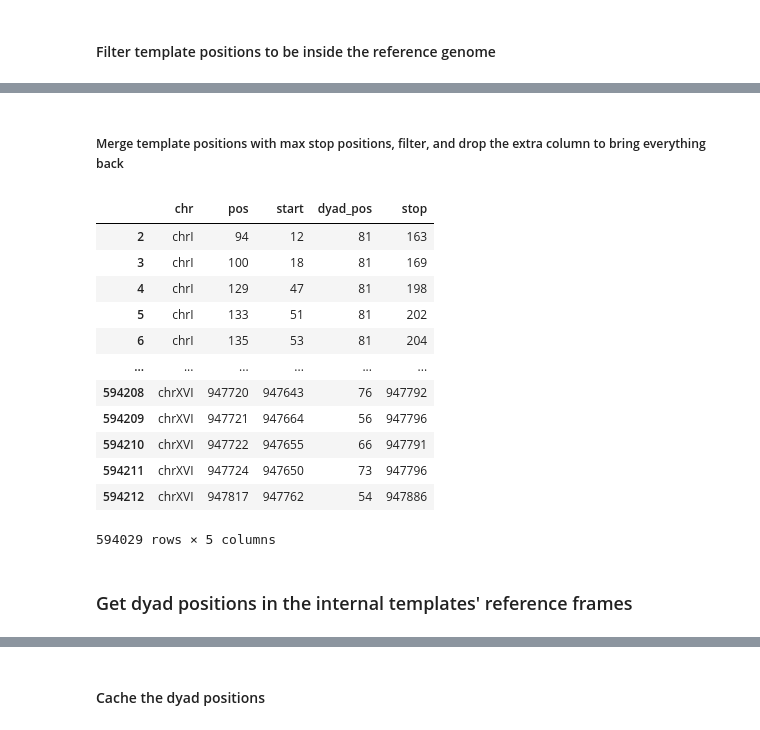
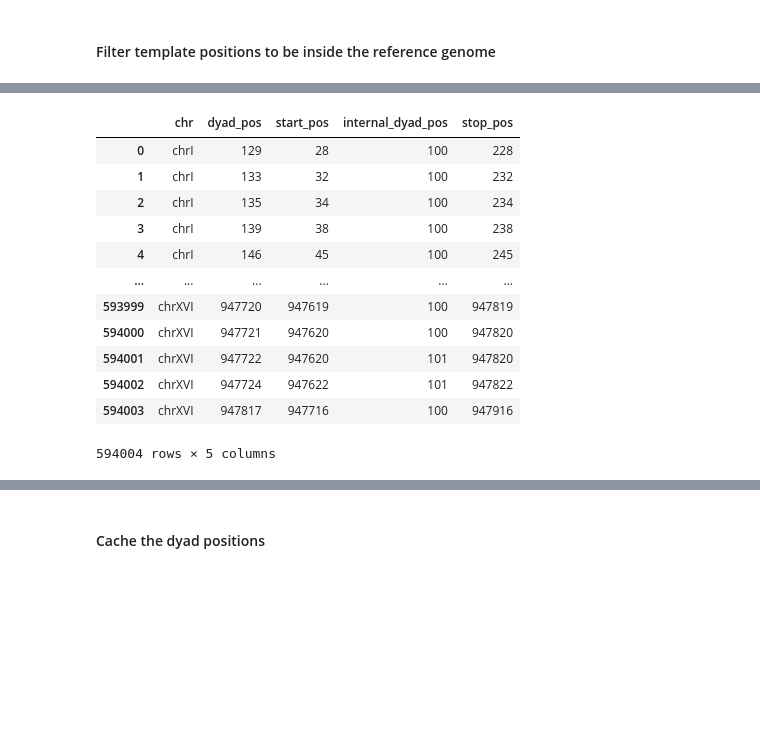
Before and after one commit to Eclipter/dl-peak-calling, a Jupyter notebook: script.ipynb, the cells around one changed output, grey strips where cells are left out. Saved outputs shown, nothing was run; the diff lists cells and outputs as text; code cells hidden in the pictures; blank space fills up the shorter version.

```diff
--- a/script.ipynb
+++ b/script.ipynb
@@ -310,7 +308,7 @@ def load_dyad_positions(dataset_number):
         f'dataset_{dataset_number}/dyads.bed',
         sep='\t',
         usecols=[0, 2, 3],
-        names=['chr', 'pos', 'signal']
+        names=['chr', 'dyad_pos', 'signal']
     )
     return raw_dyad_positions
 
@@ -399,26 +395,3 @@ dyad_positions_1
-# %%
-def get_template_position(center):
-    '''
-    Calculates start (exclusive) and stop (inclusive) template positions given a center position.
-
-    Parameters
-    ----------
-    center : int
-        Dyad position, which will be used to make a template around.
-
-    Returns
-    -------
-    start : int
-        Start template position.
-    stop : int
-        Stop template position.
-    '''
-    tlen = get_random_tlen()
-    dyad_pos = get_random_exo_dyad_pos(tlen)
-    start = center - dyad_pos - 1
-    stop = start + tlen
-
-    return start, dyad_pos, stop
 # %% [markdown]
 #### Calculate template positions
 # %%
@@ -492,36 +450,36 @@ Name: stop, dtype: int64
-# %% [markdown]
-##### Merge template positions with max stop positions, filter, and drop the extra column to bring everything back
 # %%
-def filter_max_stop_positions(template_positions, max_positions):
+def filter_max_stop_positions(template_positions):
+    max_positions = template_positions.groupby('chr')['stop_pos'].max() - 200
+
     filtered_template_positions = pd.merge(
         template_positions,
         max_positions,
         on='chr',
         suffixes=('', '_max')
     )
-    filtered_template_positions = filtered_template_positions.query('(start > 0) & (stop < stop_max)')
-    filtered_template_positions = filtered_template_positions.drop('stop_max', axis=1)
+    filtered_template_positions = filtered_template_positions \
+        .query('(start_pos > 0) & (stop_pos< stop_pos_max)') \
+        .drop('stop_pos_max', axis=1) \
+        .reset_index(drop=True)
 
     return filtered_template_positions
 
-filtered_template_positions_1 = filter_max_stop_positions(template_positions_1, max_positions_1)
-filtered_template_positions_2 = filter_max_stop_positions(template_positions_2, max_positions_2)
-filtered_template_positions_3 = filter_max_stop_positions(template_positions_3, max_positions_3)
+filtered_template_positions_1 = filter_max_stop_positions(template_positions_1)
+filtered_template_positions_2 = filter_max_stop_positions(template_positions_2)
+filtered_template_positions_3 = filter_max_stop_positions(template_positions_3)
 
 filtered_template_positions_1
 # %% [output]
-|  | chr | pos | start | dyad_pos | stop |
-| 2 | chrI | 94 | 12 | 81 | 163 |
-| 3 | chrI | 100 | 18 | 81 | 169 |
-| 4 | chrI | 129 | 47 | 81 | 198 |
-| 5 | chrI | 133 | 51 | 81 | 202 |
-| 6 | chrI | 135 | 53 | 81 | 204 |
+|  | chr | dyad_pos | start_pos | internal_dyad_pos | stop_pos |
+| 0 | chrI | 129 | 28 | 100 | 228 |
+| 1 | chrI | 133 | 32 | 100 | 232 |
+| 2 | chrI | 135 | 34 | 100 | 234 |
+| 3 | chrI | 139 | 38 | 100 | 238 |
+| 4 | chrI | 146 | 45 | 100 | 245 |
 | ... | ... | ... | ... | ... | ... |
-| 594208 | chrXVI | 947720 | 947643 | 76 | 947792 |
-| 594209 | chrXVI | 947721 | 947664 | 56 | 947796 |
-| 594210 | chrXVI | 947722 | 947655 | 66 | 947791 |
-| 594211 | chrXVI | 947724 | 947650 | 73 | 947796 |
-| 594212 | chrXVI | 947817 | 947762 | 54 | 947886 |
+| 593999 | chrXVI | 947720 | 947619 | 100 | 947819 |
+| 594000 | chrXVI | 947721 | 947620 | 100 | 947820 |
+| 594001 | chrXVI | 947722 | 947620 | 101 | 947820 |
+| 594002 | chrXVI | 947724 | 947622 | 101 | 947822 |
+| 594003 | chrXVI | 947817 | 947716 | 100 | 947916 |
-594029 rows × 5 columns
+594004 rows × 5 columns
-# %% [markdown]
-### Get dyad positions in the internal templates' reference frames
```
Also changed, not shown: parts of 50 cells of this notebook, 1 other file.
